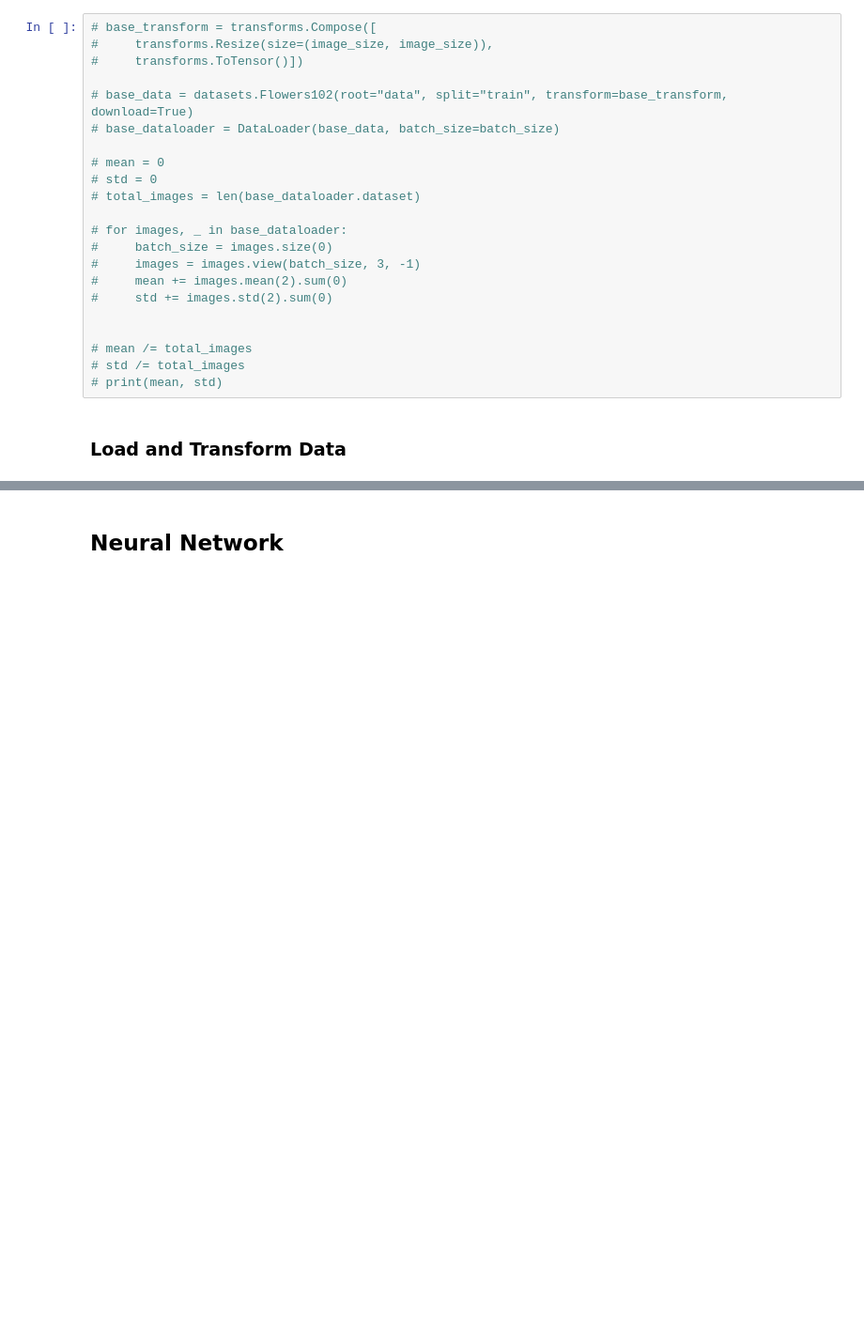
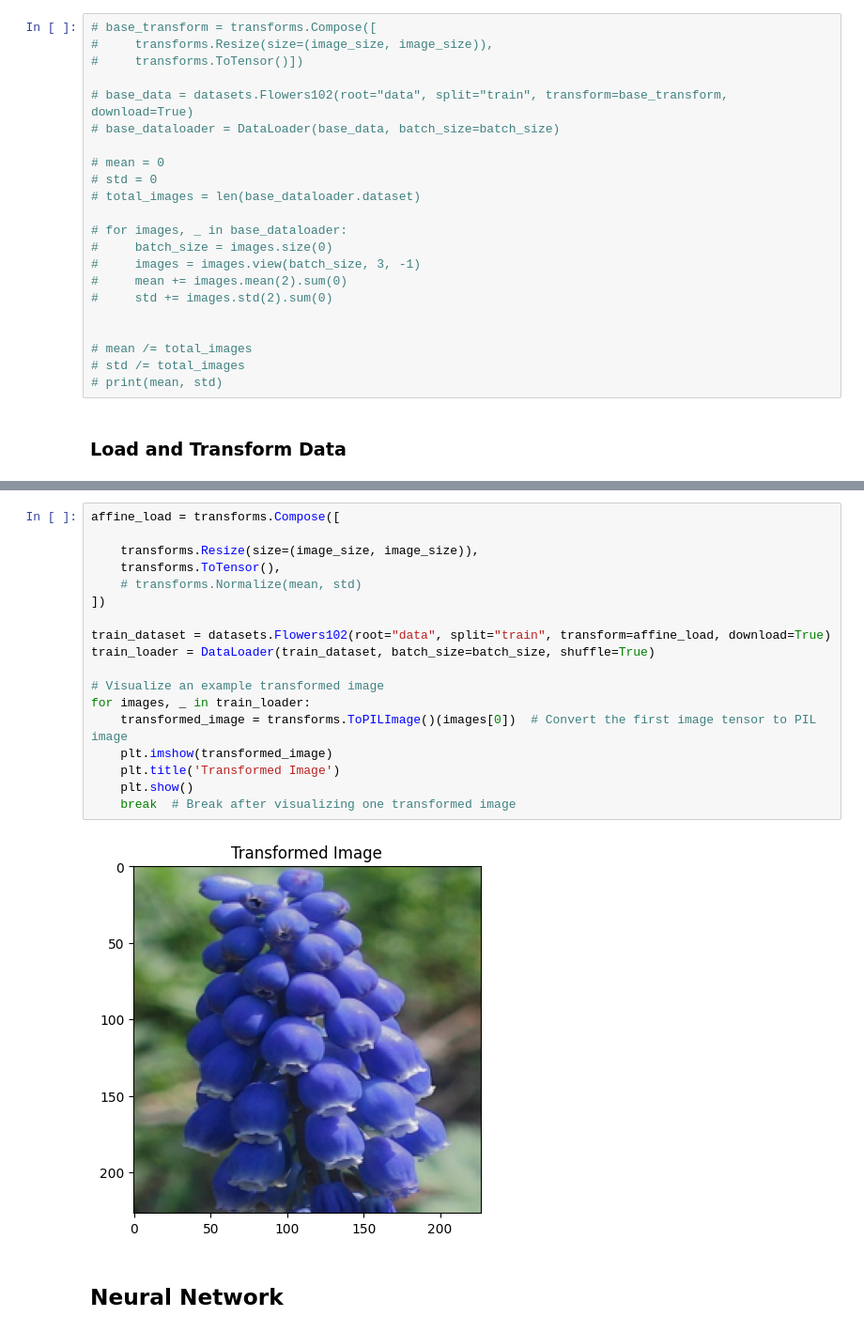
Before and after one commit to elijah-jones-2003/IMLO_Assessment, a Jupyter notebook: IMLO_Assessment.ipynb, the cells around one changed output, grey strips where cells are left out. Shown at 94% size. Saved outputs shown, nothing was run; the diff lists cells and outputs as text; blank space fills up the shorter version.

```diff
--- a/IMLO_Assessment.ipynb
+++ b/IMLO_Assessment.ipynb
@@ -159,6 +150,26 @@ for i in range(2):
 train_dataloader = DataLoader(training_data, batch_size=batch_size, shuffle=True)
 test_dataloader = DataLoader(test_data, batch_size=batch_size)
 validation_dataloader = DataLoader(validation_data, batch_size=batch_size)
+# %%
+affine_load = transforms.Compose([
+
+    transforms.Resize(size=(image_size, image_size)),
+    transforms.ToTensor(),
+    # transforms.Normalize(mean, std)
+])
+
+train_dataset = datasets.Flowers102(root="data", split="train", transform=affine_load, download=True)
+train_loader = DataLoader(train_dataset, batch_size=batch_size, shuffle=True)
+
+# Visualize an example transformed image
+for images, _ in train_loader:
+    transformed_image = transforms.ToPILImage()(images[0])  # Convert the first image tensor to PIL image
+    plt.imshow(transformed_image)
+    plt.title('Transformed Image')
+    plt.show()
+    break  # Break after visualizing one transformed image
+# %% [output]
+[figure, added]
 # %% [markdown]
 ## Neural Network
 # %% [markdown]
```
Also changed, not shown: parts of 6 cells of this notebook.
